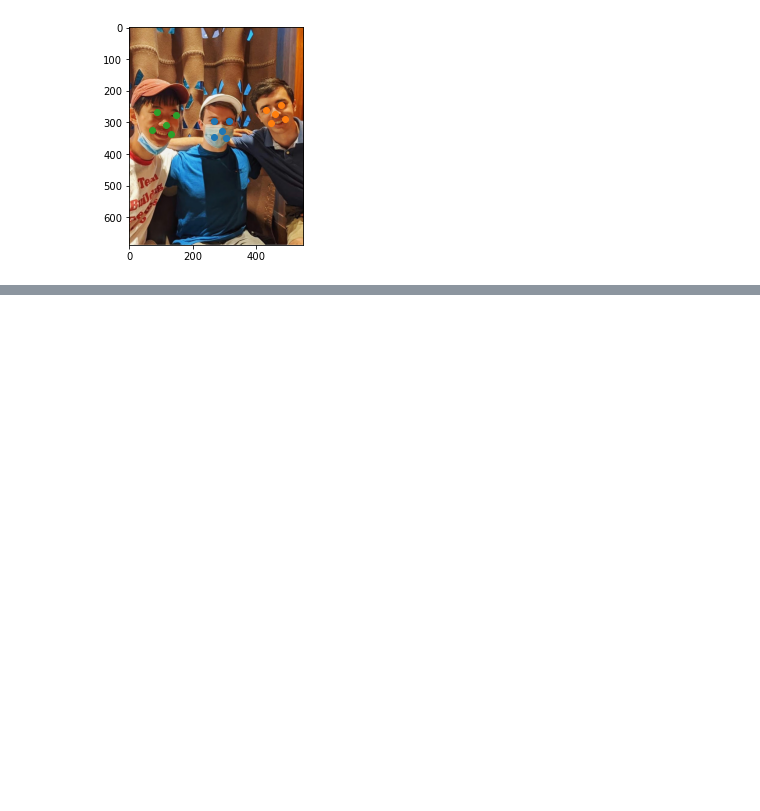
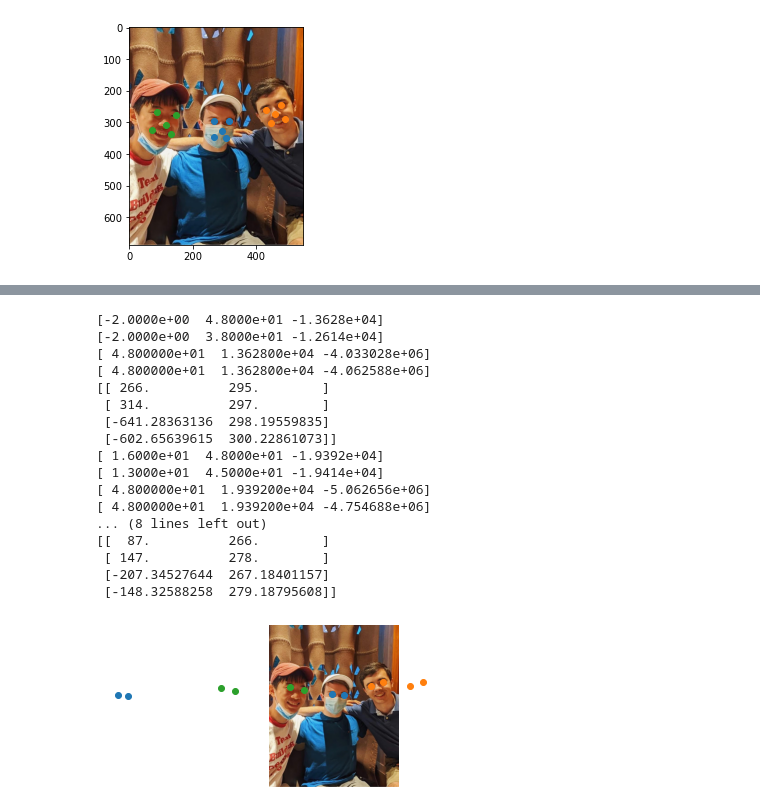
Before and after one commit to devonulrich/So-Vision, a Jupyter notebook: face_filters.ipynb, the cells around one changed output, grey strips where cells are left out. Drawn from its saved outputs; the diff is of its cells as text; code cells hidden in the pictures; blank space fills up the shorter version.

```diff
--- a/face_filters.ipynb
+++ b/face_filters.ipynb
@@ -57,0 +58,29 @@ for face in out:
+# %%
+import face_filters_video
+
+plt.axis('off')
+plt.imshow(img)
+
+for face in out:
+    persp_pts = face_filters_video.get_persp_face_pts(face)
+    print(persp_pts)
+    plt.scatter(persp_pts[:,0], persp_pts[:,1])
+# %% [output]
+[-2.0000e+00  4.8000e+01 -1.3628e+04]
+[-2.0000e+00  3.8000e+01 -1.2614e+04]
+[ 4.800000e+01  1.362800e+04 -4.033028e+06]
+[ 4.800000e+01  1.362800e+04 -4.062588e+06]
+[[ 266.          295.        ]
+ [ 314.          297.        ]
+ [-641.28363136  298.19559835]
+ [-602.65639615  300.22861073]]
+[ 1.6000e+01  4.8000e+01 -1.9392e+04]
+[ 1.3000e+01  4.5000e+01 -1.9414e+04]
+[ 4.800000e+01  1.939200e+04 -5.062656e+06]
+[ 4.800000e+01  1.939200e+04 -4.754688e+06]
+... (8 lines left out)
+[[  87.          266.        ]
+ [ 147.          278.        ]
+ [-207.34527644  267.18401157]
+ [-148.32588258  279.18795608]]
+[figure, added]
```
Also changed, not shown: parts of 2 cells of this notebook, 1 other file.
